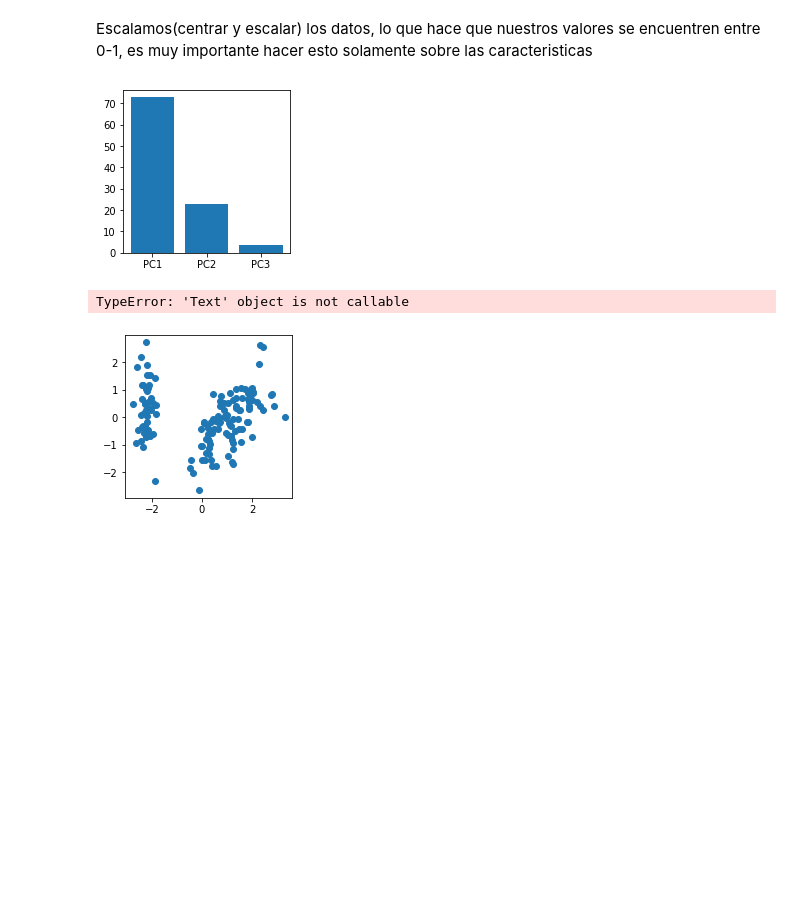
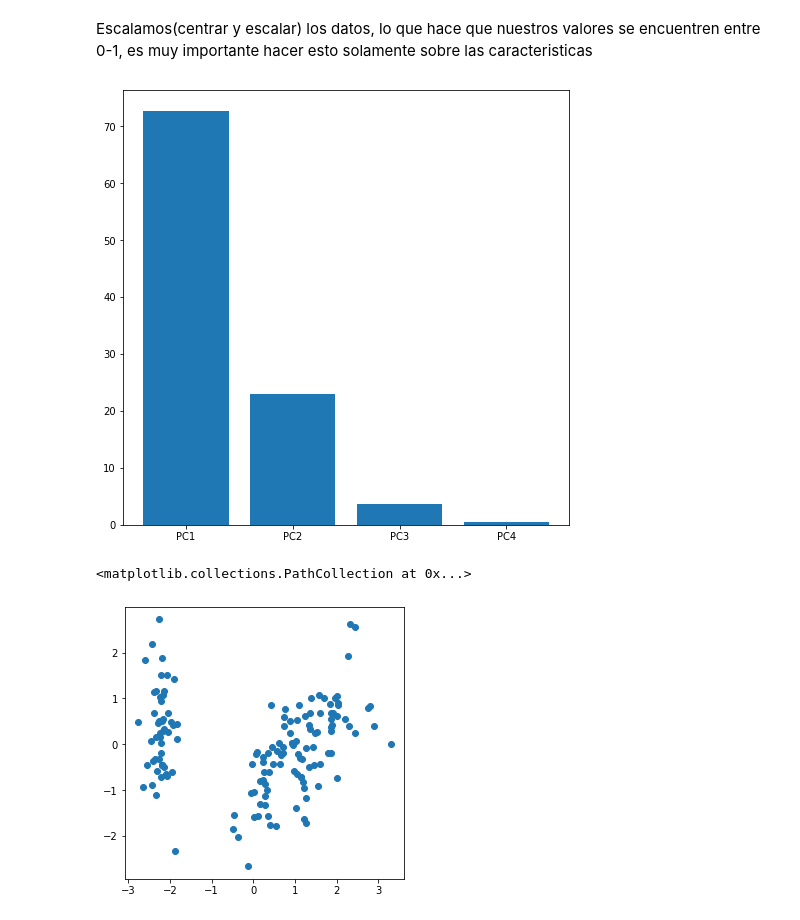
Before and after one commit to Yumil22/Curso_Python, a Jupyter notebook: PCA_Example_2.ipynb, the cells around one changed output. Cells and saved outputs as stored; diff of their text form; code cells hidden in the pictures; blank space fills up the shorter version.

Commit message:
cambios

```diff
--- a/PCA_Example_2.ipynb
+++ b/PCA_Example_2.ipynb
@@ -42,7 +43,7 @@ Escalamos(centrar y escalar) los datos, lo que hace que nuestros valores se encu
 # %%
-pca = PCA(n_components=3)
+pca = PCA(n_components = 4) #primer cambio
 
 principalComponents = pca.fit_transform(x)
 
-principalDataframe = pd.DataFrame(data = principalComponents, columns = ['PC1', 'PC2', 'PC3'])
+principalDataframe = pd.DataFrame(data = principalComponents, columns = ['PC1', 'PC2', 'PC3', 'PC4']) #segundo cambio
 # %%
@@ -51,28 +52,29 @@ targetDataframe = df[['target']]
 newDataframe = pd.concat([principalDataframe, targetDataframe],axis = 1)
 # %%
 percent_variance = np.round(pca.explained_variance_ratio_* 100, decimals =2)
-columns = ['PC1', 'PC2', 'PC3']
+
+columns = ['PC1', 'PC2', 'PC3', 'PC4'] #cuarto cambio
 # %%
-fig = plt.figure(figsize = (3,3))
+fig = plt.figure(figsize = (8,8))
 a = fig.add_subplot(1,1,1)
-a.bar(x= range(1,4), height = percent_variance, tick_label=columns)
+a.bar(x= range(1,5), height = percent_variance, tick_label=columns)
 a.xlabel = "Principal Component"
 #a.ylabel('Percentate of Variance Explained')
 #a.xlabel('Principal Component')
 #a.title('PCA Scree Plot')
 #a.show()
 # %% [output]
-[figure, old version]
+[figure, new version]
 # %%
-fig = plt.figure(figsize = (3,3))
+fig = plt.figure(figsize = (5,5))
 a2 = fig.add_subplot(1,1,1)
 a2.scatter(principalDataframe.PC1, principalDataframe.PC2)
-a2.title('PC1 against PC<2')
-a2.xlabel('PC1')
-a2.ylabel('PC2')
+#a2.title('PC1 against PC<2')
+#a2.xlabel('PC1')
+#a2.ylabel('PC2')
 # %% [output]
-TypeError: 'Text' object is not callable
+<matplotlib.collections.PathCollection at 0x...>
-[figure, old version]
+[figure, new version]
 # %%
 fig = plt.figure(figsize = (8,8))
 ax = fig.add_subplot(1,1,1)
```
Also changed, not shown: parts of 6 cells of this notebook, 2 other files.
